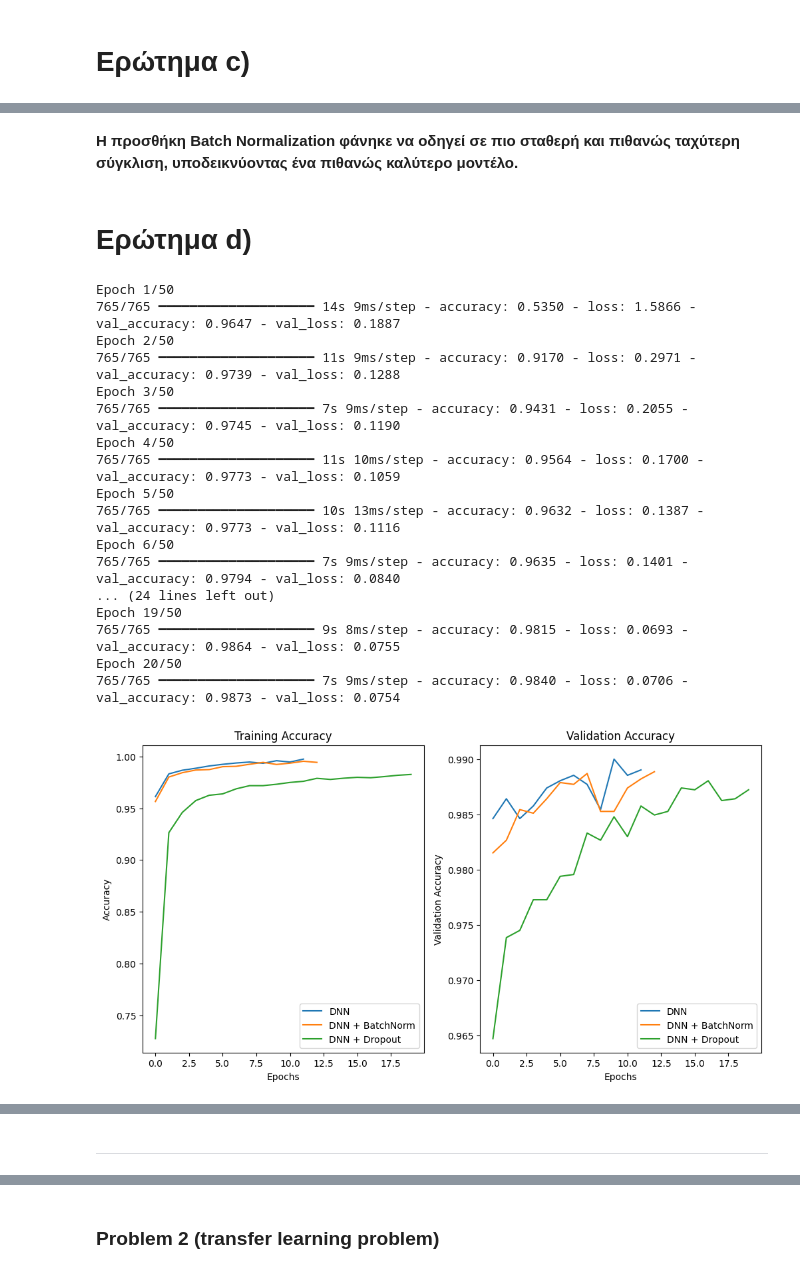
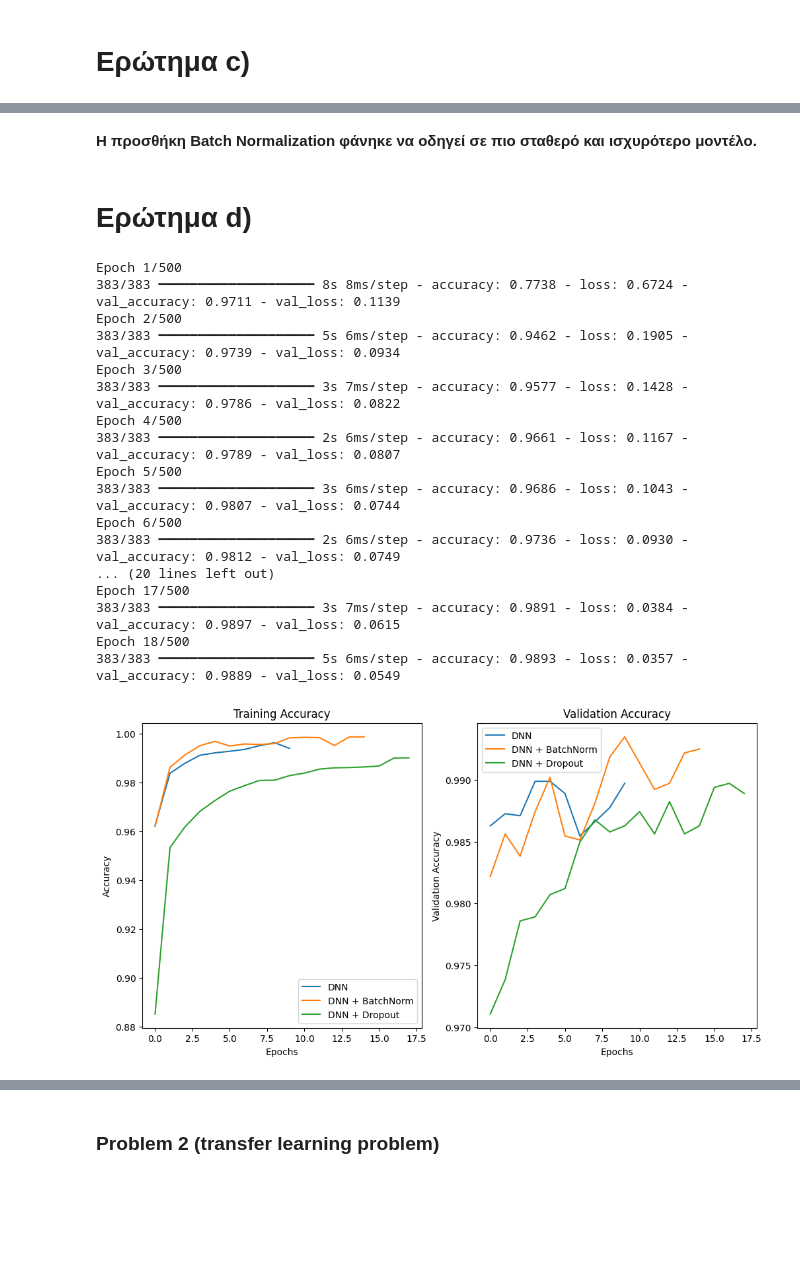
Before and after one commit to georgiarov/ML2, a Jupyter notebook: Rovithi_HW2.ipynb, the cells around one changed output, grey strips where cells are left out. Saved outputs shown, nothing was run; the diff lists cells and outputs as text; code cells hidden in the pictures; blank space fills up the shorter version.

```diff
--- a/Rovithi_HW2.ipynb
+++ b/Rovithi_HW2.ipynb
@@ -119,12 +124,12 @@ print(X_train.shape, X_test.shape)
 # %% [output]
 (60000, 28, 28) (10000, 28, 28)
 # %%
-train_mask = y_train<5
-test_mask = y_test<5
-X_train,y_train = X_train[train_mask], y_train[train_mask]
-X_test,y_test = X_test[test_mask],y_test[test_mask]
+train_mask = y_train_full<5
+test_mask = y_test_full<5
+X_train,y_train = X_train_full[train_mask], y_train_full[train_mask]
+X_test,y_test = X_test_full[test_mask],y_test_full[test_mask]
 # %%
 model.compile(optimizer='adam',loss='sparse_categorical_crossentropy',metrics=['accuracy'])
 early_stopping=EarlyStopping(monitor='val_loss',patience=5,restore_best_weights=True)
-history=model.fit(X_train,y_train,epochs=50,validation_split=0.2,callbacks=[early_stopping])
+history=model.fit(X_train,y_train,epochs=500,validation_split=0.2,batch_size=64,callbacks=[early_stopping])
 # %% [output]
@@ -153,11 +161,11 @@ model_bn = keras.models.Sequential()
 model_bn.add(Input(shape=(28,28))) #input
 model_bn.add(Flatten())
 for _ in range(5):
+    model_bn.add(Dense(100, activation='elu',kernel_initializer='he_normal'))  #hidden
     model_bn.add(BatchNormalization())
-    model_bn.add(Dense(100, activation='elu',kernel_initializer='he_normal'))  #hidden
 model_bn.add(Dense(5, activation='softmax'))  #output
 model_bn.summary()
 
 model_bn.compile(optimizer='adam', loss='sparse_categorical_crossentropy', metrics=['accuracy'])
-history_bn = model_bn.fit(X_train, y_train, epochs=50, validation_split=0.2, callbacks=[early_stopping])
+history_bn = model_bn.fit(X_train, y_train, epochs=500, validation_split=0.2,batch_size=64, callbacks=[early_stopping])
 # %% [output]
@@ -225,5 +236,5 @@ plt.show()
 # %% [markdown]
-**Η προσθήκη Batch Normalization φάνηκε να οδηγεί σε πιο σταθερή και πιθανώς ταχύτερη σύγκλιση, υποδεικνύοντας ένα πιθανώς καλύτερο μοντέλο.**
+**Η προσθήκη Batch Normalization φάνηκε να οδηγεί σε πιο σταθερό και ισχυρότερο μοντέλο.**
 # %% [markdown]
 # Ερώτημα d)
 # %%
@@ -232,50 +243,70 @@ model_dropout = Sequential([
     Flatten()
 ])
 for _ in range(5):
     model_dropout.add(Dense(100, kernel_initializer='he_normal'))
-    model_dropout.add(Dropout(0.5))  # Dropout 50%
+    model_dropout.add(Dropout(0.3))  # Dropout 30%
     model_dropout.add(keras.layers.ELU())
 
 model_dropout.add(Dense(5, activation='softmax'))
 
 model_dropout.compile(optimizer='adam', loss='sparse_categorical_crossentropy', metrics=['accuracy'])
-history_dropout = model_dropout.fit(X_train, y_train, epochs=50, validation_split=0.2, callbacks=[early_stopping])
+history_dropout = model_dropout.fit(X_train, y_train, epochs=500, validation_split=0.2,batch_size=64, callbacks=[early_stopping])
 
 plt.figure(figsize=(12, 6))
 plt.subplot(1, 2, 1)
 plt.plot(history.history['accuracy'], label='DNN')
 plt.plot(history_bn.history['accuracy'], label='DNN + BatchNorm')
 plt.plot(history_dropout.history['accuracy'], label='DNN + Dropout')
 plt.title('Training Accuracy')
 plt.xlabel('Epochs')
 plt.ylabel('Accuracy')
 plt.legend()
 
 plt.subplot(1, 2, 2)
 plt.plot(history.history['val_accuracy'], label='DNN')
 plt.plot(history_bn.history['val_accuracy'], label='DNN + BatchNorm')
 plt.plot(history_dropout.history['val_accuracy'], label='DNN + Dropout')
 plt.title('Validation Accuracy')
 plt.xlabel('Epochs')
 plt.ylabel('Validation Accuracy')
 plt.legend()
 plt.show()
+
+plt.figure(figsize=(8,5))
+plt.plot(history.history['val_loss'], label='DNN')
+plt.plot(history_bn.history['val_loss'], label='DNN + BatchNorm')
+plt.plot(history_dropout.history['val_loss'], label='DNN + Dropout')
+plt.title('Validation Loss')
+plt.xlabel('Epochs')
+plt.ylabel('Loss')
+plt.legend()
+plt.show()
+
+plt.figure(figsize=(8,5))
+plt.plot(history.history['val_loss'][:15], label='DNN')
+plt.plot(history_bn.history['val_loss'][:15], label='DNN + BatchNorm')
+plt.plot(history_dropout.history['val_loss'][:15], label='DNN + Dropout')
+plt.title('Validation Loss')
+plt.xlabel('Epochs')
+plt.ylabel('Loss')
+plt.legend()
+plt.show()
 # %% [output]
-Epoch 1/50
-765/765 ━━━━━━━━━━━━━━━━━━━━ 14s 9ms/step - accuracy: 0.5350 - loss: 1.5866 - val_accuracy: 0.9647 - val_loss: 0.1887
-Epoch 2/50
-765/765 ━━━━━━━━━━━━━━━━━━━━ 11s 9ms/step - accuracy: 0.9170 - loss: 0.2971 - val_accuracy: 0.9739 - val_loss: 0.1288
-Epoch 3/50
-765/765 ━━━━━━━━━━━━━━━━━━━━ 7s 9ms/step - accuracy: 0.9431 - loss: 0.2055 - val_accuracy: 0.9745 - val_loss: 0.1190
-Epoch 4/50
-765/765 ━━━━━━━━━━━━━━━━━━━━ 11s 10ms/step - accuracy: 0.9564 - loss: 0.1700 - val_accuracy: 0.9773 - val_loss: 0.1059
-Epoch 5/50
-765/765 ━━━━━━━━━━━━━━━━━━━━ 10s 13ms/step - accuracy: 0.9632 - loss: 0.1387 - val_accuracy: 0.9773 - val_loss: 0.1116
-Epoch 6/50
-765/765 ━━━━━━━━━━━━━━━━━━━━ 7s 9ms/step - accuracy: 0.9635 - loss: 0.1401 - val_accuracy: 0.9794 - val_loss: 0.0840
-... (24 lines left out)
-Epoch 19/50
-765/765 ━━━━━━━━━━━━━━━━━━━━ 9s 8ms/step - accuracy: 0.9815 - loss: 0.0693 - val_accuracy: 0.9864 - val_loss: 0.0755
-Epoch 20/50
-765/765 ━━━━━━━━━━━━━━━━━━━━ 7s 9ms/step - accuracy: 0.9840 - loss: 0.0706 - val_accuracy: 0.9873 - val_loss: 0.0754
+Epoch 1/500
+383/383 ━━━━━━━━━━━━━━━━━━━━ 8s 8ms/step - accuracy: 0.7738 - loss: 0.6724 - val_accuracy: 0.9711 - val_loss: 0.1139
+Epoch 2/500
+383/383 ━━━━━━━━━━━━━━━━━━━━ 5s 6ms/step - accuracy: 0.9462 - loss: 0.1905 - val_accuracy: 0.9739 - val_loss: 0.0934
+Epoch 3/500
+383/383 ━━━━━━━━━━━━━━━━━━━━ 3s 7ms/step - accuracy: 0.9577 - loss: 0.1428 - val_accuracy: 0.9786 - val_loss: 0.0822
+Epoch 4/500
+383/383 ━━━━━━━━━━━━━━━━━━━━ 2s 6ms/step - accuracy: 0.9661 - loss: 0.1167 - val_accuracy: 0.9789 - val_loss: 0.0807
+Epoch 5/500
+383/383 ━━━━━━━━━━━━━━━━━━━━ 3s 6ms/step - accuracy: 0.9686 - loss: 0.1043 - val_accuracy: 0.9807 - val_loss: 0.0744
+Epoch 6/500
+383/383 ━━━━━━━━━━━━━━━━━━━━ 2s 6ms/step - accuracy: 0.9736 - loss: 0.0930 - val_accuracy: 0.9812 - val_loss: 0.0749
+... (20 lines left out)
+Epoch 17/500
+383/383 ━━━━━━━━━━━━━━━━━━━━ 3s 7ms/step - accuracy: 0.9891 - loss: 0.0384 - val_accuracy: 0.9897 - val_loss: 0.0615
+Epoch 18/500
+383/383 ━━━━━━━━━━━━━━━━━━━━ 5s 6ms/step - accuracy: 0.9893 - loss: 0.0357 - val_accuracy: 0.9889 - val_loss: 0.0549
-[figure, old version]
+[figure, new version]
@@ -282,3 +315 @@ Epoch 20/50
-# %% [markdown]
-__________________________________________________________________________________________________________________________
 # %% [markdown]
```
Also changed, not shown: parts of 24 cells of this notebook.
